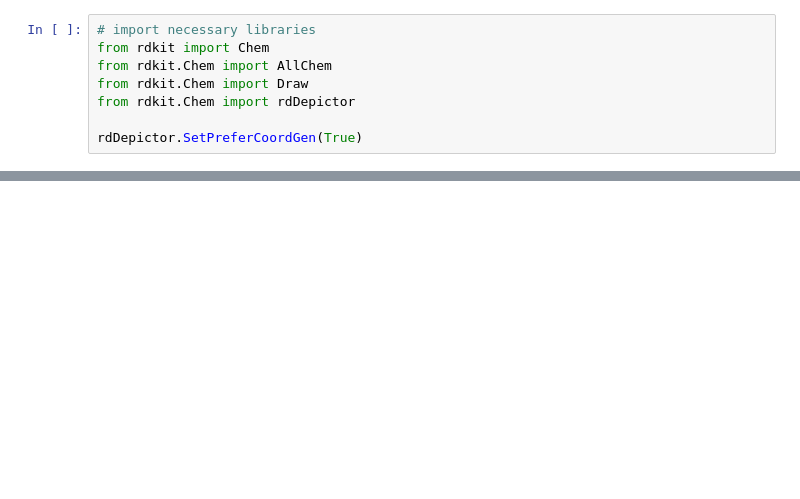
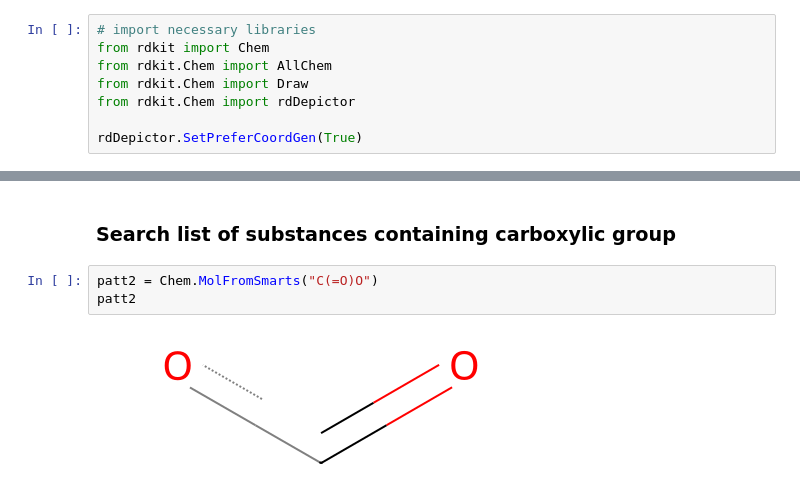
Before and after one commit to econetta/binder-rdkit-tutorial, a Jupyter notebook: tutorial.ipynb, the cells around one changed output, grey strips where cells are left out. Cells and saved outputs as stored; diff of their text form; blank space fills up the shorter version.

```diff
--- a/tutorial.ipynb
+++ b/tutorial.ipynb
@@ -26,0 +100,7 @@ Draw.MolsToGridImage(mols, molsPerRow=3, subImgSize=(200, 200))
+# %% [markdown]
+### Search list of substances containing carboxylic group
+# %%
+patt2 = Chem.MolFromSmarts("C(=O)O")
+patt2
+# %% [output]
+[figure, added]
```
Also changed, not shown: parts of 19 cells of this notebook.
